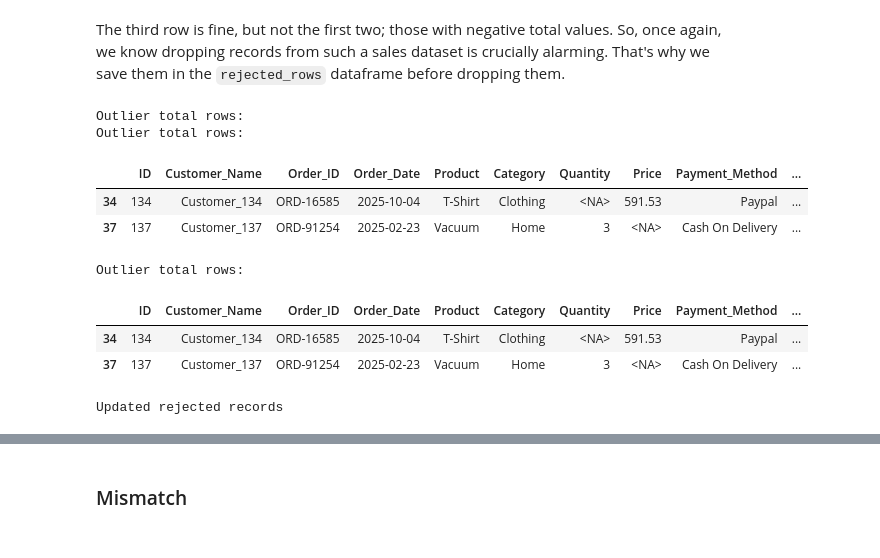
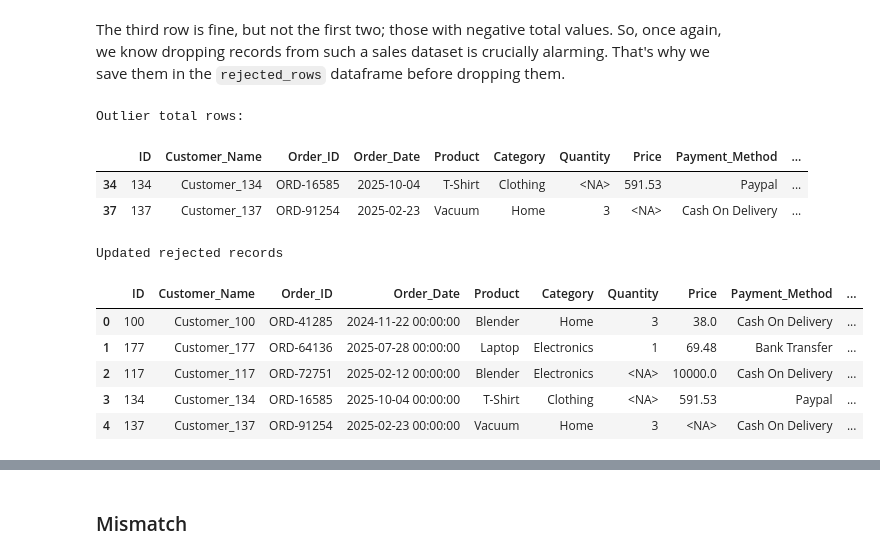
Before and after one commit to Gerum-Berhanu/data-cleaning, a Jupyter notebook: projects/05_ecommerce_sales/05_data_cleaning.ipynb, the cells around one changed output, grey strips where cells are left out. Cells and saved outputs as stored; diff of their text form; code cells hidden in the pictures.

```diff
--- a/projects/05_ecommerce_sales/05_data_cleaning.ipynb
+++ b/projects/05_ecommerce_sales/05_data_cleaning.ipynb
@@ -170,5 +180,16 @@ Name: Order_Date, dtype: str
 # %%
-df["Order_Date"] = pd.to_datetime(df["Order_Date"], format="%m/%d/%Y", errors="coerce")
+def parse_mixed_date(date_str):
+    if pd.isna(date_str):
+        return pd.NA
+
+    s = date_str.strip()
+
+    if re.match(r"^\d{1,2}\/\d{1,2}\/\d{4}$", date_str):
+        return pd.to_datetime(date_str, format="%m/%d/%Y")
+
+    return pd.to_datetime(date_str, format="mixed", errors="coerce")
+
+df["Order_Date"] = df["Order_Date"].apply(parse_mixed_date)
 # %% [markdown]
 Now every value is in YYYY-MM-DD format.
 # %%
@@ -492,7 +513,7 @@ outlier_price_rows["Reject_Reason"] = "Outlier Price"
 print("Outlier price rows:")
 display(outlier_price_rows)
 
-rejected_records = pd.concat([rejected_records, outlier_price_rows])
+rejected_records = pd.concat([rejected_records, outlier_price_rows], ignore_index=True)
 print("Updated rejected records:")
 display(rejected_records)
 
@@ -535,23 +551,24 @@ The third row is fine, but not the first two; those with negative total values.
 # %%
 outlier_total_rows = df[lower_total_mask][df[lower_total_mask]["Total"] < 0].copy()
 outlier_total_rows["Reject_Reason"] = "Negative Total"
 
 print("Outlier total rows:")
 display(outlier_total_rows)
 
-rejected_records = pd.concat([rejected_records, outlier_total_rows])
+rejected_records = pd.concat([rejected_records, outlier_total_rows], ignore_index=True)
 print("Updated rejected records")
 display(rejected_records)
 
 df.drop(outlier_total_rows.index, inplace=True)
 # %% [output]
 Outlier total rows:
-Outlier total rows:
 |  | ID | Customer_Name | Order_ID | Order_Date | Product | Category | Quantity | Price | Payment_Method | ... |
 | 34 | 134 | Customer_134 | ORD-16585 | 2025-10-04 | T-Shirt | Clothing | <NA> | 591.53 | Paypal | ... |
 | 37 | 137 | Customer_137 | ORD-91254 | 2025-02-23 | Vacuum | Home | 3 | <NA> | Cash On Delivery | ... |
-Outlier total rows:
+Updated rejected records
 |  | ID | Customer_Name | Order_ID | Order_Date | Product | Category | Quantity | Price | Payment_Method | ... |
-| 34 | 134 | Customer_134 | ORD-16585 | 2025-10-04 | T-Shirt | Clothing | <NA> | 591.53 | Paypal | ... |
-| 37 | 137 | Customer_137 | ORD-91254 | 2025-02-23 | Vacuum | Home | 3 | <NA> | Cash On Delivery | ... |
+| 0 | 100 | Customer_100 | ORD-41285 | 2024-11-22 00:00:00 | Blender | Home | 3 | 38.0 | Cash On Delivery | ... |
+| 1 | 177 | Customer_177 | ORD-64136 | 2025-07-28 00:00:00 | Laptop | Electronics | 1 | 69.48 | Bank Transfer | ... |
+| 2 | 117 | Customer_117 | ORD-72751 | 2025-02-12 00:00:00 | Blender | Electronics | <NA> | 10000.0 | Cash On Delivery | ... |
+| 3 | 134 | Customer_134 | ORD-16585 | 2025-10-04 00:00:00 | T-Shirt | Clothing | <NA> | 591.53 | Paypal | ... |
+| 4 | 137 | Customer_137 | ORD-91254 | 2025-02-23 00:00:00 | Vacuum | Home | 3 | <NA> | Cash On Delivery | ... |
-Updated rejected records
```
Also changed, not shown: parts of 23 cells of this notebook.
